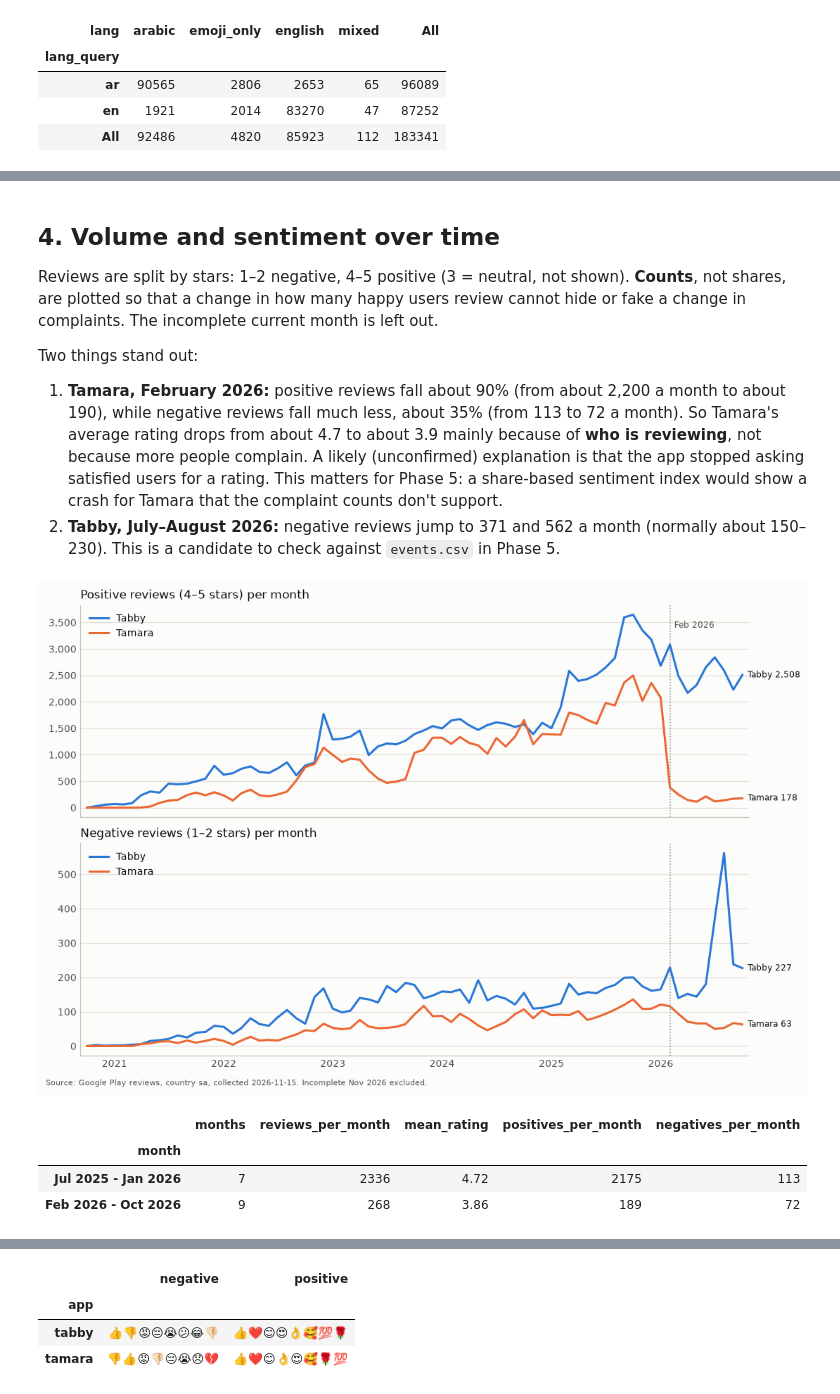
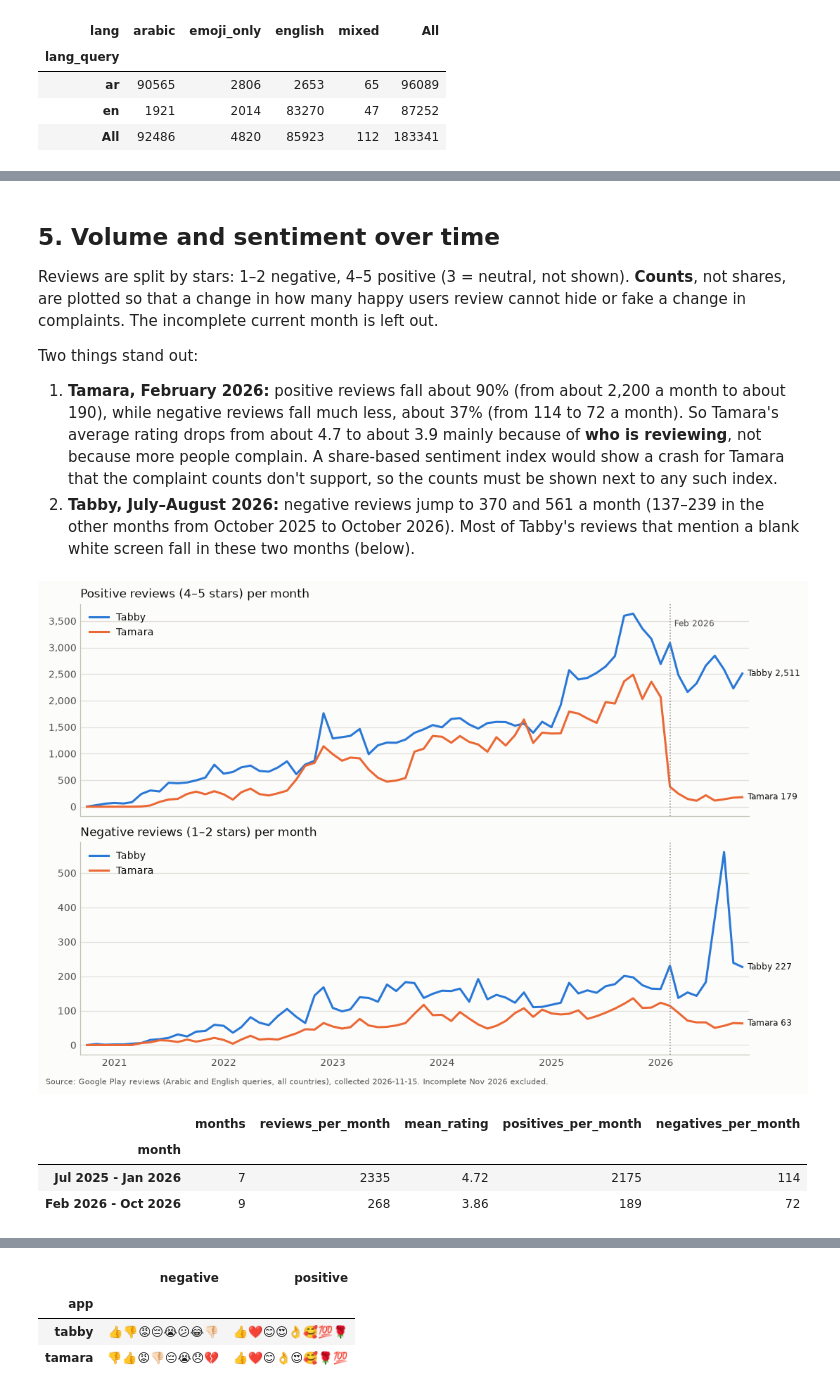
Before and after one commit to Omar-Arif-Projects/bnpl-saudi-reviews, a Jupyter notebook: notebooks/02_eda.ipynb, the cells around one changed output, grey strips where cells are left out. Cells and saved outputs as stored; diff of their text form; code cells hidden in the pictures.

```diff
--- a/notebooks/02_eda.ipynb
+++ b/notebooks/02_eda.ipynb
@@ -23,7 +23,7 @@ import pandas as pd
 
 from src.analysis import eda as E
 from src.analysis.plots import (
-    app_color, app_name, caption, grouped_bars, lines_by_app, save, setup_style, terms_panel,
+    VIZ, app_color, app_name, caption, grouped_bars, lines_by_app, save, setup_style, terms_panel,
 )
 from src.config import get_path, set_seed
 
@@ -31,8 +31,9 @@ set_seed()
 setup_style()
 pd.set_option("display.width", 160)
 
-df = E.load_clean()                     # Google Play
-df_rss = E.load_clean("app_store_rss")  # App Store RSS (recent reviews)
-SOURCE_NOTE = "Source: Google Play reviews, country sa, collected 2026-11-15."
+df_all = E.load_clean(source=None)
+df = df_all[df_all["source"] == "google_play"].reset_index(drop=True)          # main dataset
+df_rss = df_all[df_all["source"] == "app_store_rss"].reset_index(drop=True)    # App Store, recent reviews
+SOURCE_NOTE = "Source: Google Play reviews (Arabic and English queries, all countries), collected 2026-11-15."
 df.shape
 # %% [output]
@@ -106,5 +144,5 @@ save(fig, "eda_language_mix");
 # %% [markdown]
-## 4. Volume and sentiment over time
+## 5. Volume and sentiment over time
 
 Reviews are split by stars: 1–2 negative, 4–5 positive (3 = neutral, not shown).
 **Counts**, not shares, are plotted so that a change in how many happy users review
@@ -113,33 +151,34 @@ cannot hide or fake a change in complaints. The incomplete current month is left
 Two things stand out:
 
 1. **Tamara, February 2026:** positive reviews fall about 90% (from about 2,200 a month to
-   about 190), while negative reviews fall much less, about 35% (from 113 to 72 a month). So
+   about 190), while negative reviews fall much less, about 37% (from 114 to 72 a month). So
    Tamara's average rating drops from about 4.7 to about 3.9 mainly because of **who is
-   reviewing**, not because more people complain. A likely (unconfirmed) explanation is that the app stopped asking satisfied
-   users for a rating. This matters for Phase 5: a share-based sentiment index would show
-   a crash for Tamara that the complaint counts don't support.
-2. **Tabby, July–August 2026:** negative reviews jump to 371 and 562 a month (normally
-   about 150–230). This is a candidate to check against `events.csv` in Phase 5.
+   reviewing**, not because more people complain. A share-based sentiment index would show
+   a crash for Tamara that the complaint counts don't support, so the counts must be shown
+   next to any such index.
+2. **Tabby, July–August 2026:** negative reviews jump to 370 and 561 a month (137–239 in the
+   other months from October 2025 to October 2026). Most of Tabby's reviews that mention a blank
+   white screen fall in these two months (below).
 # %%
 last_full = df["month"].max()  # partial month, excluded
 pos = E.monthly_by_sentiment(df, "positive").loc[lambda t: t.index < last_full]
 neg = E.monthly_by_sentiment(df, "negative").loc[lambda t: t.index < last_full]
 
 fig, axes = plt.subplots(2, 1, figsize=(10, 6.6), sharex=True)
 lines_by_app(axes[0], pos)
 axes[0].set_title("Positive reviews (4–5 stars) per month")
 lines_by_app(axes[1], neg)
 axes[1].set_title("Negative reviews (1–2 stars) per month")
 for ax in axes:
     ax.yaxis.set_major_formatter(mtick.StrMethodFormatter("{x:,.0f}"))
-    ax.axvline(pd.Timestamp("2026-02-01"), color="#898781", linestyle=":", linewidth=1)
+    ax.axvline(pd.Timestamp("2026-02-01"), color=VIZ["reference_line"], linestyle=":", linewidth=1)
 axes[0].annotate("Feb 2026", (pd.Timestamp("2026-02-01"), 3400),
-                 xytext=(4, 0), textcoords="offset points", ha="left", fontsize=8, color="#52514e")
+                 xytext=(4, 0), textcoords="offset points", ha="left", fontsize=8, color=VIZ["muted"])
 caption(fig, SOURCE_NOTE + " Incomplete Nov 2026 excluded.")
 fig.tight_layout(rect=(0, 0.02, 1, 1))
 save(fig, "eda_reviews_by_sentiment");
 # %% [output]
-[figure, old version]
+[figure, new version]
 # %%
 # Tamara: monthly averages before and after February 2026
 t = df[(df["app"] == "tamara") & (df["month"] >= "2025-07-01") & (df["month"] < last_full)]
@@ -153,5 +192,5 @@ t.groupby(t["month"] >= "2026-02-01").agg(
 # %% [output]
 |  | months | reviews_per_month | mean_rating | positives_per_month | negatives_per_month |
 | month |  |  |  |  |  |
-| Jul 2025 - Jan 2026 | 7 | 2336 | 4.72 | 2175 | 113 |
+| Jul 2025 - Jan 2026 | 7 | 2335 | 4.72 | 2175 | 114 |
 | Feb 2026 - Oct 2026 | 9 | 268 | 3.86 | 189 | 72 |
```
Also changed, not shown: parts of 28 cells of this notebook, 10 other files.
